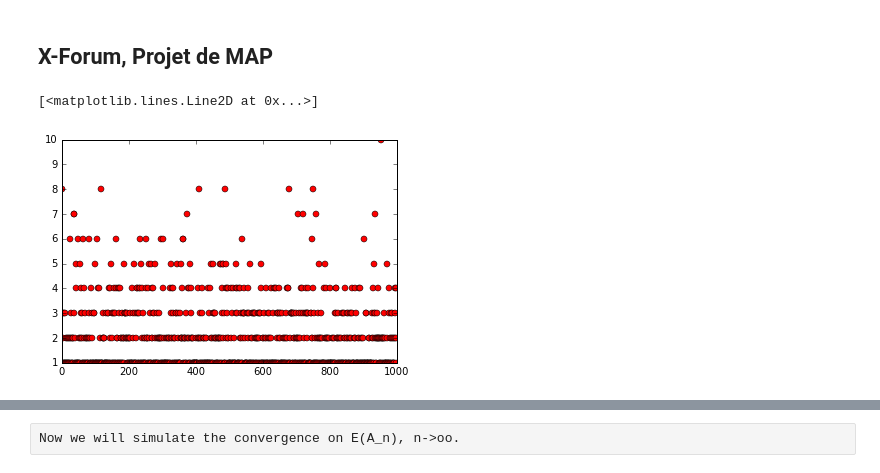
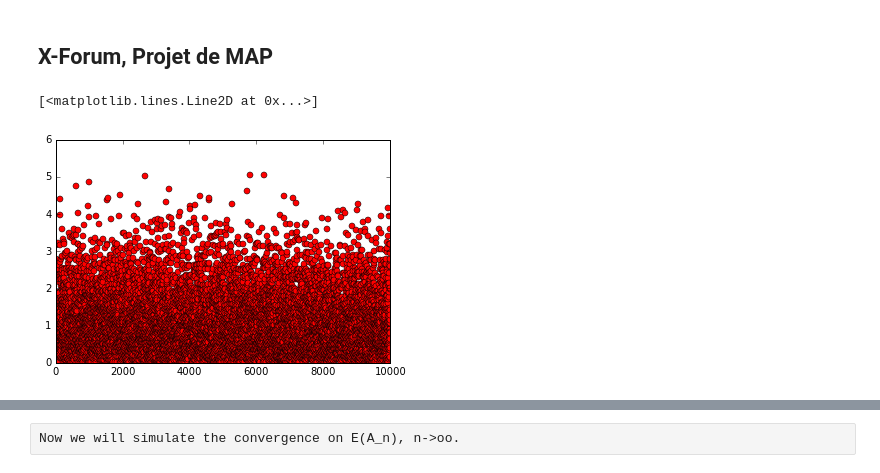
Before and after one commit to ZiggerZZ/MapProjetXForum, a Jupyter notebook: MAP Projet.ipynb, the cells around one changed output, grey strips where cells are left out. Cells and saved outputs as stored; diff of their text form; code cells hidden in the pictures.

```diff
--- a/MAP Projet.ipynb
+++ b/MAP Projet.ipynb
@@ -27,7 +108,19 @@ def choose_a_goodie_second_st(L, n): #L - list of n elements, n - number of colo
     L[i] -= 1
     return L
 
+#take one random goodie from 1 box (second strategy)
+#WORKS MUCH MORE FASTER but code is not that nice
+def choose_a_goodie_second_st_beta(L, n): #L - list of n elements, n - number of colors
+    all_goodies = np.sum(L)
+    p = np.array(1.0*L / all_goodies) #probability of taking from i-th box is L[i] / all_goodies
+    cumsum = np.cumsum(p)
+    r = random.random()
+    i = next(j for j, v in enumerate(cumsum) if r < v)
+    L[i] -= 1
+    return L
+
 #take one random goodie from 1 box with 2 colors (second strategy)
+#it's very good for 2 colors, but actually it's just a subcase of choose_a_goodie_second_st_beta
 def choose_a_goodie_second_st2(L): #L - list of two elements, first
     p = 1.0*L[0]/(L[0]+L[1]) # probability of taking read goodie
     i = np.random.binomial(1, p) #i = 1 with proba p et i = 0 with proba 1-p
@@ -41,7 +134,7 @@ def choose_a_goodie(L, n, s): # L - list of n elements, n - number of colors, s
         return choose_a_goodie_first_st(L, n)
     if s == 2:
         if (n > 2):
-            return choose_a_goodie_second_st(L, n)
+            return choose_a_goodie_second_st_beta(L, n)
         if (n == 2):
             return choose_a_goodie_second_st2(L)
 # %%
@@ -60,7 +153,8 @@ def generate_random_variable(n, N, s):
 #returns array of realisations of chosen random variable
 def make_simulations(n, N, k, s):
     variables = np.zeros(k) #number of goodies left at the end
-    for i in range(k): #i - index of the simulation
+    #for i in range(k): #i - index of the simulation
+    for i in log_progress(range(k)):
         variables[i] = generate_random_variable(n, N, s)
     return variables
 
@@ -80,17 +174,17 @@ def values_and_empirical_probabilities(variables):
 # %%
 n = 2 #number of colors
 N = 1000 #number of goodies of each color
-k = 1000 #number of simulations
-s = 2 # strategy
+k = 10000 #number of simulations
+s = 1 # strategy
 coefficient = 1
 if s == 1:
     coefficient = 1.0/math.sqrt(N)
 
 variables = make_simulations(n, N, k, s)
 plt.plot(np.arange(k), coefficient*variables, 'ro')
 # %% [output]
 [<matplotlib.lines.Line2D at 0x...>]
-[figure, old version]
+[figure, new version]
 # %%
 all_possible_numbers_of_goodies_left, probability = values_and_empirical_probabilities(variables)
 
```
Also changed, not shown: parts of 6 cells of this notebook.
